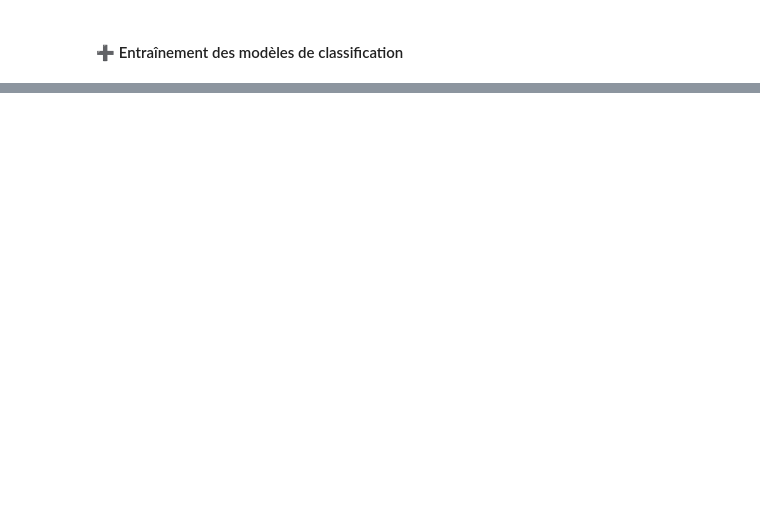
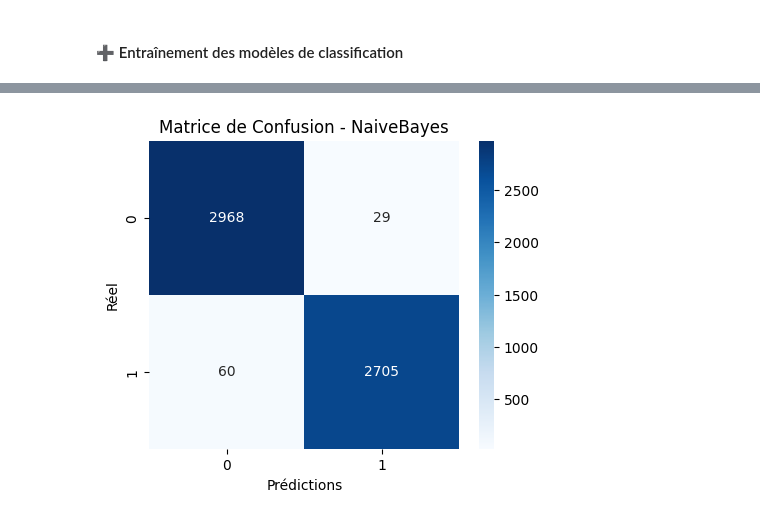
Before and after one commit to bouchramilo/SpamDetectorAI, a Jupyter notebook: notebooks/partie_1.ipynb, the cells around one changed output, grey strips where cells are left out. Cells and saved outputs as stored; diff of their text form; code cells hidden in the pictures; blank space fills up the shorter version.

```diff
--- a/notebooks/partie_1.ipynb
+++ b/notebooks/partie_1.ipynb
@@ -426,0 +663,98 @@ array(['aa', 'aaa', 'aaaa', ..., 'þô', 'þöyledir', 'þù'],
+# %%
+import time
+from sklearn.metrics import (
+    accuracy_score, precision_score, recall_score, f1_score,
+    roc_auc_score, confusion_matrix, classification_report
+)
+import seaborn as sns
+import matplotlib.pyplot as plt
+
+best_models = {}
+best_scores = {}
+best_model = None
+best_score = 0
+best_name = ""
+
+for name, pipe in pipelines.items():
+    print(f"\n🔎 Optimisation : {name}")
+
+    start_time = time.time()
+
+    grid = GridSearchCV(
+        pipe,
+        param_grids[name],
+        cv=3,
+        n_jobs=-1,
+        scoring="accuracy"
+    )
+
+    grid.fit(X_train, y_train)
+
+    # Temps total
+    total_time = time.time() - start_time
+
+    # Meilleurs modèles
+    best_models[name] = grid.best_estimator_
+    best_scores[name] = grid.best_score_
+
+    print("Meilleur score (validation) :", grid.best_score_)
+    print("Meilleurs paramètres :", grid.best_params_)
+
+    # ======== PREDICTIONS ==========
+    pred = grid.predict(X_test)
+
+    # Accuracy
+    acc = accuracy_score(y_test, pred)
+
+    # Precision, Recall, F1
+    precision = precision_score(y_test, pred, average="weighted", zero_division=0)
+    recall = recall_score(y_test, pred, average="weighted", zero_division=0)
+    f1 = f1_score(y_test, pred, average="weighted", zero_division=0)
+
+    # AUC (si binaire)
+    auc = None
+    if len(y.unique()) == 2:
+        try:
+            if hasattr(grid, "predict_proba"):
+                proba = grid.predict_proba(X_test)[:, 1]
+            elif hasattr(grid, "decision_function"):
+                proba = grid.decision_function(X_test)
+            else:
+                proba = None
+
+            if proba is not None:
+                auc = roc_auc_score(y_test, proba)
+        except:
+            auc = None
+
+    # Matrice de confusion
+    cm = confusion_matrix(y_test, pred)
+
+    # ====== AFFICHAGE DES METRIQUES ======
+    print("\n===== Performance sur Test Set =====")
+    print("Accuracy :", acc)
+    print("Precision :", precision)
+    print("Recall :", recall)
+    print("F1_score :", f1)
+    print("Temps total (sec) :", round(total_time, 2))
+
+    if auc is not None:
+        print("AUC :", auc)
+
+    print("\n--- Rapport complet ---")
+    print(classification_report(y_test, pred))
+
+    # ====== MATRICE DE CONFUSION VISUELLE ======
+    plt.figure(figsize=(5,4))
+    sns.heatmap(cm, annot=True, fmt="d", cmap="Blues")
+    plt.title(f"Matrice de Confusion - {name}")
+    plt.xlabel("Prédictions")
+    plt.ylabel("Réel")
+    plt.show()
+
+    # ====== SÉLECTION DU BEST MODEL ======
+    if grid.best_score_ > best_score:
+        best_score = grid.best_score_
+        best_model = grid.best_estimator_
+        best_name = name
+# %% [output]
@@ -426,0 +778 @@ array(['aa', 'aaa', 'aaaa', ..., 'þô', 'þöyledir', 'þù'],
+[figure, added]
```
Also changed, not shown: parts of 12 cells of this notebook, 1 other file.
